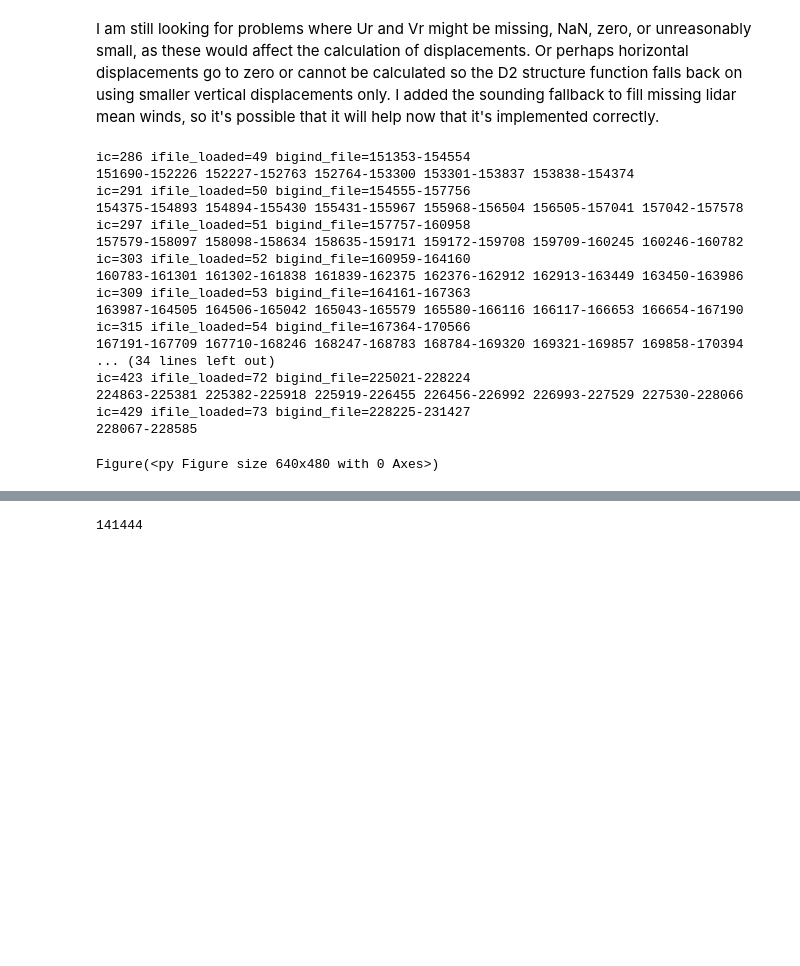
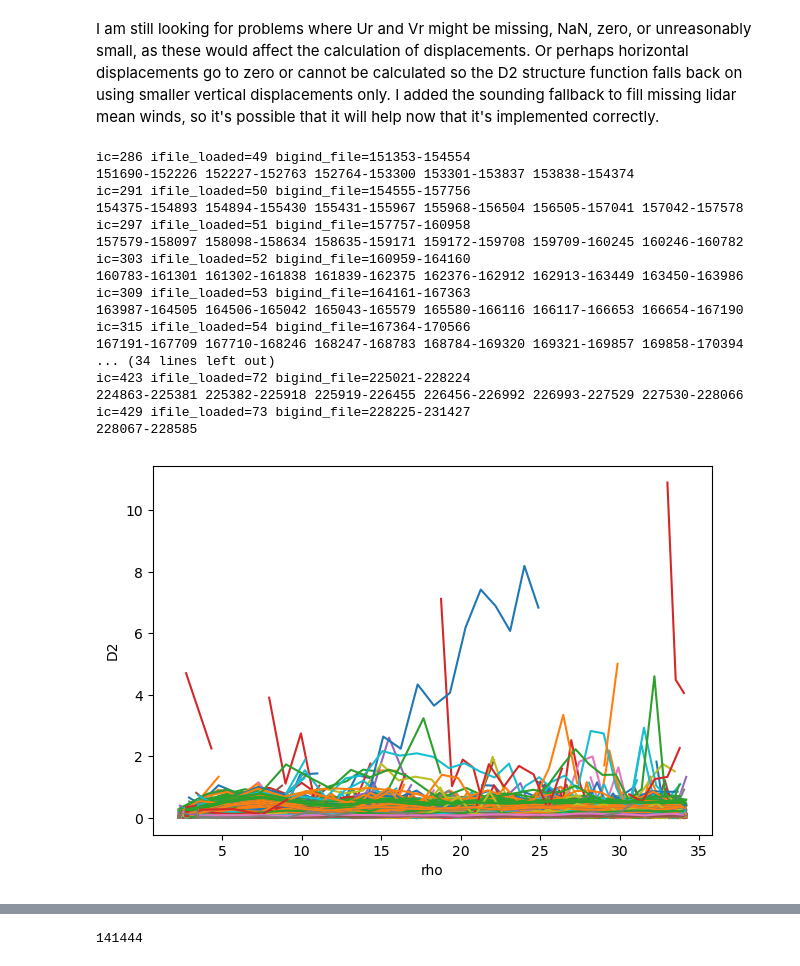
Before and after one commit to deszoeke/lidar, a Jupyter notebook: ASTRAL2024/lidar_turbulence_production.ipynb, the cells around one changed output, grey strips where cells are left out. Drawn from its saved outputs; the diff is of its cells as text; code cells hidden in the pictures; blank space fills up the shorter version.

```diff
--- a/ASTRAL2024/lidar_turbulence_production.ipynb
+++ b/ASTRAL2024/lidar_turbulence_production.ipynb
@@ -523,3 +525,12 @@ function diag_array(name, A)
 end
 # %% [output]
 diag_array
+# %%
+# test
+nt = 540; nz = 80 # fakes
+levelcache = get_sf_level_cache(nt, nz; nlevelstats=1)
+izo = 10
+lc = levelcache[izo]
+size(lc.it1) # a big vector
+all(lc.iz1 .== izo) && all(lc.iz2 .== izo)
+minimum(lc.it2 .- lc.it1) == 1
@@ -1920,7 +2188,7 @@ MDV_FALLBACK = false
 MDV_STRICT = false | true
 
 CALC_SIGMA_ANGLES = false
-PLOT_STRUCTURE_FN = false
+PLOT_STRUCTURE_FN = true | false
 
 clf()
 
@@ -1928,11 +2196,11 @@ if false | true
 # periodic buffer for data
 nx = 4000
 nz = 80
-nbinmax = 25
+nbinmax = 100 # risk of overrunning the buffer
 beams = init_periodic_beams(nx, nz)
 
 # don't overwrite existing
-if !isdefined(Main, :D2_tmp) && !isdefined(Main, :R2_tmp) && !isdefined(Main, :sigma_roll_tmp)
+if true # !isdefined(Main, :D2_tmp) && !isdefined(Main, :R2_tmp) && !isdefined(Main, :sigma_roll_tmp)
     # TKE dissipation output data array for chunks
     D2_tmp      = Array{Union{Missing,Float64}}(missing, length(iens), nz, nbinmax)
     rho_tmp     = Array{Union{Missing,Float64}}(missing, length(iens), nz, nbinmax)
@@ -2051,15 +2319,19 @@ for ic in findall(t-> DateTime(2024,4,30) <= t < DateTime(2024,5,1), dtime_st)
         end
 
         w = dopplervel[1:len, :] .- heave[1:len]
+        # D2bin, rhobin, A_fit, noise, R2_fit, RMSE_fit, nbins_fit, se_A_fit, A_ci_lo, A_ci_hi, epsi_ci_lo, epsi_ci_hi, nrho =
+        #     D2_rho_stare_qc(w, pitch[1:len]*pi/180, roll[1:len]*pi/180,
+        #                     Ur[1:len, :], Vr[1:len, :],
+        #                     σ_pitch, σ_roll )
         D2bin, rhobin, A_fit, noise, R2_fit, RMSE_fit, nbins_fit, se_A_fit, A_ci_lo, A_ci_hi, epsi_ci_lo, epsi_ci_hi, nrho =
-            D2_rho_stare_qc(w, pitch[1:len]*pi/180, roll[1:len]*pi/180,
+            D2_rho_small_disp(w, pitch[1:len]*pi/180, roll[1:len]*pi/180,
                             Ur[1:len, :], Vr[1:len, :],
                             σ_pitch, σ_roll )
-        # if PLOT_STRUCTURE_FN
-        #     plot(rhobin, D2bin)
-        #     xlabel("rho")
-        #     ylabel("D2")
-        # end
+        if PLOT_STRUCTURE_FN
+            plot(rhobin, D2bin)
+            xlabel("rho")
+            ylabel("D2")
+        end
 
         nb = size(D2bin, 1)
         D2_tmp[ ic, :, 1:nb] .= D2bin'
@@ -2101,31 +2373,31 @@ A = A_tmp
 se_A = se_A_tmp
 nbins = nbins_tmp
 nrho = nrho_tmp
 sigma_pitch = sigma_pitch_tmp
 sigma_roll = sigma_roll_tmp
 savetime = Dates.format(now(), dateformat"yyyymmdd_HHMM")
 # @save joinpath("epsilon_data","epsi_stare_vn_chunks_r$(savetime).jld") epsi dtime_st dtime_en height A se_A nbins R2_tmp RMSE_tmp A_lo_tmp A_hi_tmp epsi_lo_tmp epsi_hi_tmp nrho sigma_pitch sigma_roll
 end
 gcf()
 
 # TLS shows slight improvement in troublesome cases
 # need to update prod run with TLS
 # %% [output]
 ic=286 ifile_loaded=49 bigind_file=151353-154554
 151690-152226 152227-152763 152764-153300 153301-153837 153838-154374
 ic=291 ifile_loaded=50 bigind_file=154555-157756
 154375-154893 154894-155430 155431-155967 155968-156504 156505-157041 157042-157578
 ic=297 ifile_loaded=51 bigind_file=157757-160958
 157579-158097 158098-158634 158635-159171 159172-159708 159709-160245 160246-160782
 ic=303 ifile_loaded=52 bigind_file=160959-164160
 160783-161301 161302-161838 161839-162375 162376-162912 162913-163449 163450-163986
 ic=309 ifile_loaded=53 bigind_file=164161-167363
 163987-164505 164506-165042 165043-165579 165580-166116 166117-166653 166654-167190
 ic=315 ifile_loaded=54 bigind_file=167364-170566
 167191-167709 167710-168246 168247-168783 168784-169320 169321-169857 169858-170394
 ... (34 lines left out)
 ic=423 ifile_loaded=72 bigind_file=225021-228224
 224863-225381 225382-225918 225919-226455 226456-226992 226993-227529 227530-228066
 ic=429 ifile_loaded=73 bigind_file=228225-231427
 228067-228585
-Figure(<py Figure size 640x480 with 0 Axes>)
+[figure, added]
```
Also changed, not shown: parts of 7 cells of this notebook.
